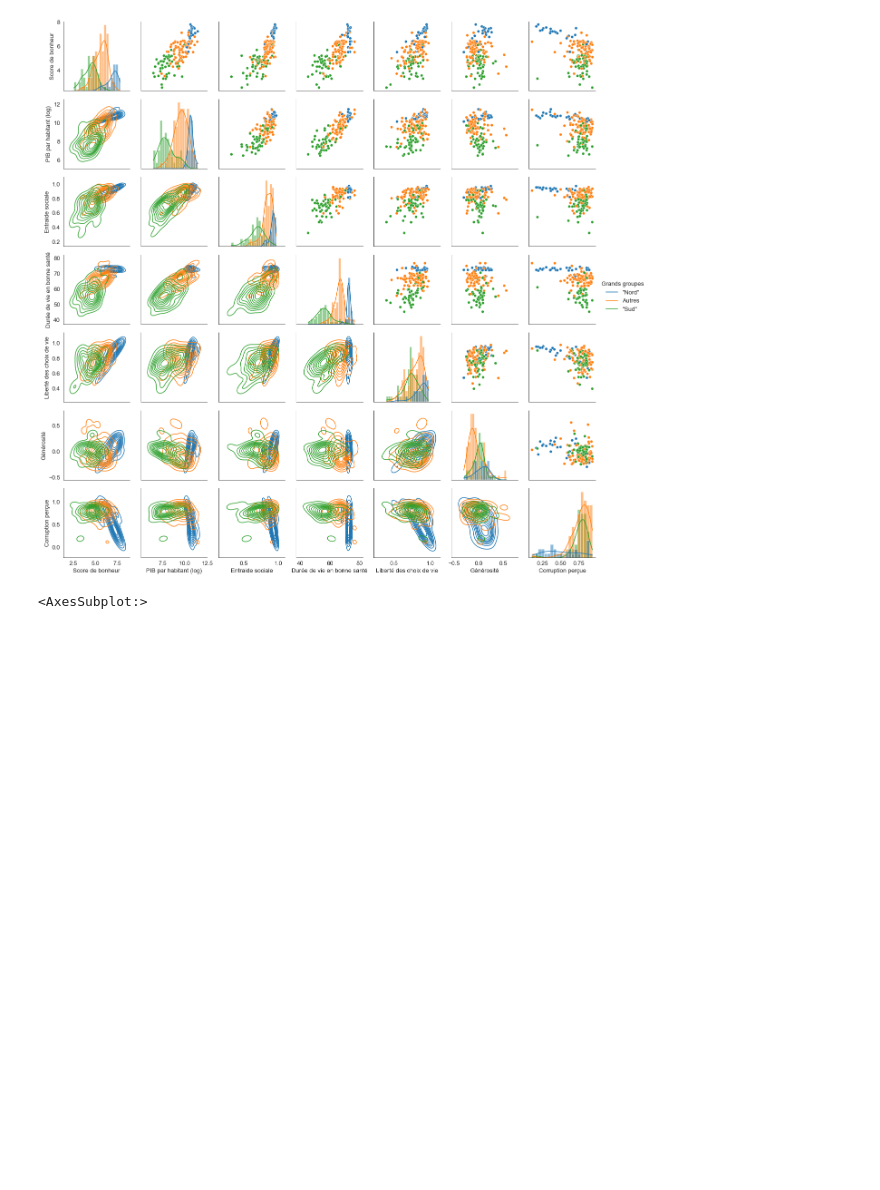
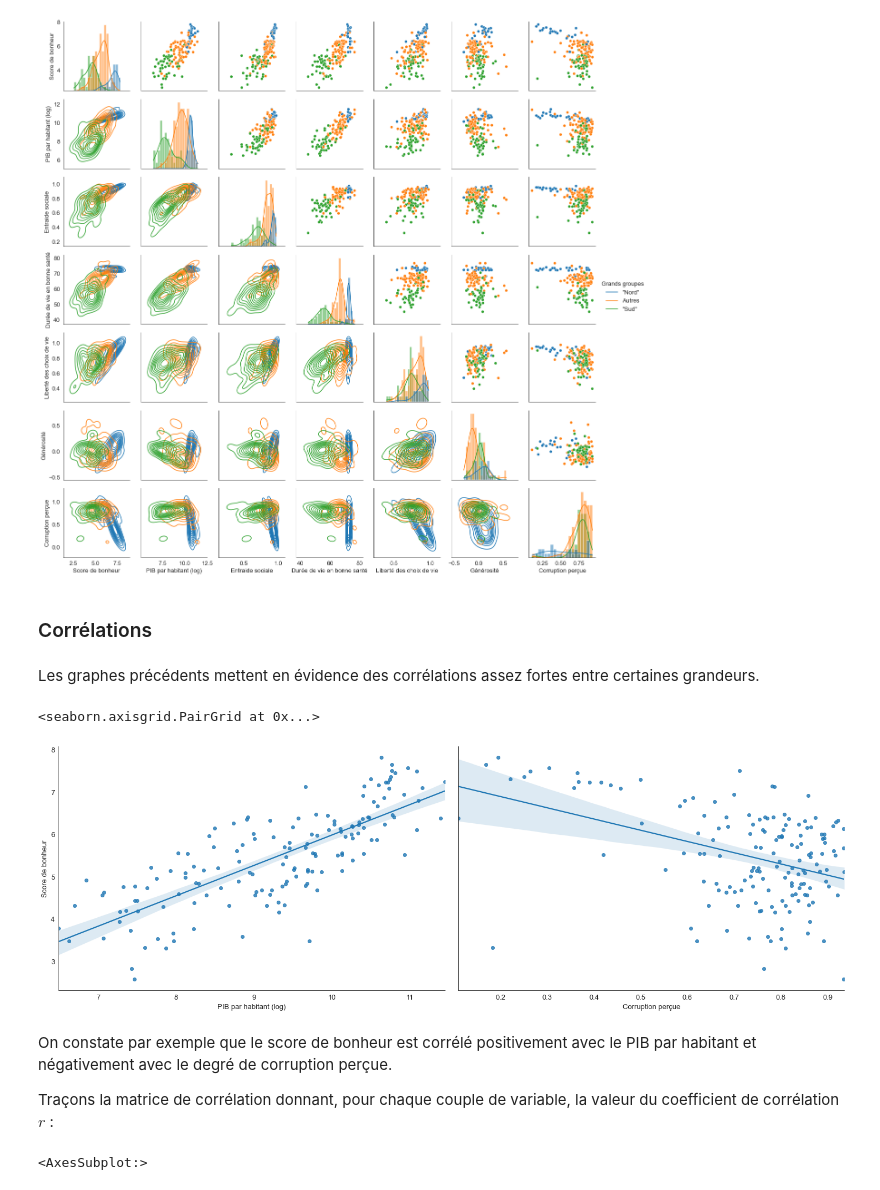
Before and after one commit to Info-TSI-Vieljeux/s1-tp3, a Jupyter notebook: tp3.ipynb, the cells around one changed output. Saved outputs shown, nothing was run; the diff lists cells and outputs as text; code cells hidden in the pictures; blank space fills up the shorter version.

```diff
--- a/tp3.ipynb
+++ b/tp3.ipynb
@@ -203,0 +288,4 @@ sns.jointplot(data=data_monde,x="PIB par habitant (log)", y="Score de bonheur",
+# %%
+data_monde['Pays'] = data_monde.index
+data_monde.iplot(kind="scatter", mode='markers', x="PIB par habitant (log)", y='Score de bonheur', categories='Région du monde', text ='Pays', theme='white', xTitle="PIB par habitant (log)", yTitle="Score de bonheur")
+data_monde.drop(columns=['Pays'], inplace=True)
@@ -216,6 +320,20 @@ g.add_legend(title="Grands groupes",adjust_subtitles=True)
 # %% [output]
 <seaborn.axisgrid.PairGrid at 0x...>
 [figure]
+# %% [markdown]
+### Corrélations
+# %% [markdown]
+Les graphes précédents mettent en évidence des corrélations assez fortes entre certaines grandeurs.
+# %%
+g = sns.PairGrid(data_monde, y_vars=["Score de bonheur"], x_vars=["PIB par habitant (log)", "Corruption perçue"], height=7, aspect=1.5)
+g.map(sns.regplot)
+# %% [output]
+<seaborn.axisgrid.PairGrid at 0x...>
+[figure, added]
+# %% [markdown]
+On constate par exemple que le score de bonheur est corrélé positivement avec le PIB par habitant et négativement avec le degré de corruption perçue.
+
+Traçons la matrice de corrélation donnant, pour chaque couple de variable, la valeur du coefficient de corrélation $r$ :
 # %%
 cmap = sns.diverging_palette(0, 230, 90, 60, as_cmap=True).reversed()
 sns.heatmap(data_monde.iloc[:,1:].corr(), cmap=cmap, center=0, annot=True, fmt=".2f", linewidth = 0.5)
```
Also changed, not shown: parts of 62 cells of this notebook.
